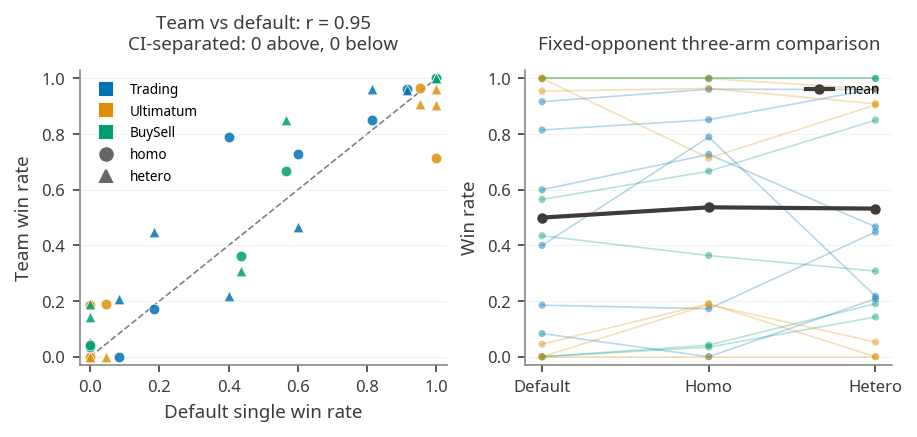
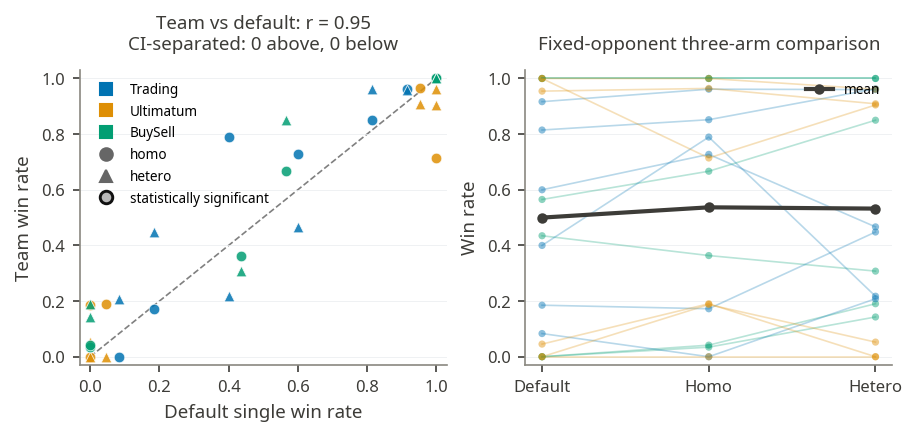
The notebook cell's code change between the first figure and the second:
--- before
+++ after
@@ -4,11 +4,15 @@
 ax = axes[0]
 ax.plot([0, 1], [0, 1], ls="--", color="0.5", lw=0.8, zorder=0)
+SIG_EDGE = "#111111"
 for _, r in CMP.iterrows():
+    edge, lw = (SIG_EDGE, 1.4) if r.rel != "overlap" else ("white", 0.4)
     ax.scatter(r.single_wr, r.team_wr, s=26, color=GAME_COLORS[r.game],
-               marker=VAR_MARKER[r.variant], alpha=0.85, edgecolor="white", linewidth=0.4)
+               marker=VAR_MARKER[r.variant], alpha=0.85, edgecolor=edge, linewidth=lw)
 from matplotlib.lines import Line2D
 leg_game = [Line2D([], [], marker="s", ls="", color=GAME_COLORS[g], label=GAME_LABEL[g]) for g in GAMES]
 leg_var = [Line2D([], [], marker=VAR_MARKER[v], ls="", color="0.4", label=v) for v in ("homo", "hetero")]
-ax.legend(handles=leg_game + leg_var, loc="upper left", fontsize=6.5, ncols=1)
+leg_ci = [Line2D([], [], marker="o", ls="", markerfacecolor="0.72", markeredgecolor=SIG_EDGE,
+                 markeredgewidth=1.4, color="0.72", label="statistically significant")]
+ax.legend(handles=leg_game + leg_var + leg_ci, loc="upper left", fontsize=6.5, ncols=1)
 ax.set_xlim(-0.03, 1.03); ax.set_ylim(-0.03, 1.03)
 ax.set_xlabel("Default single win rate"); ax.set_ylabel("Team win rate")

Commit: Update thesis